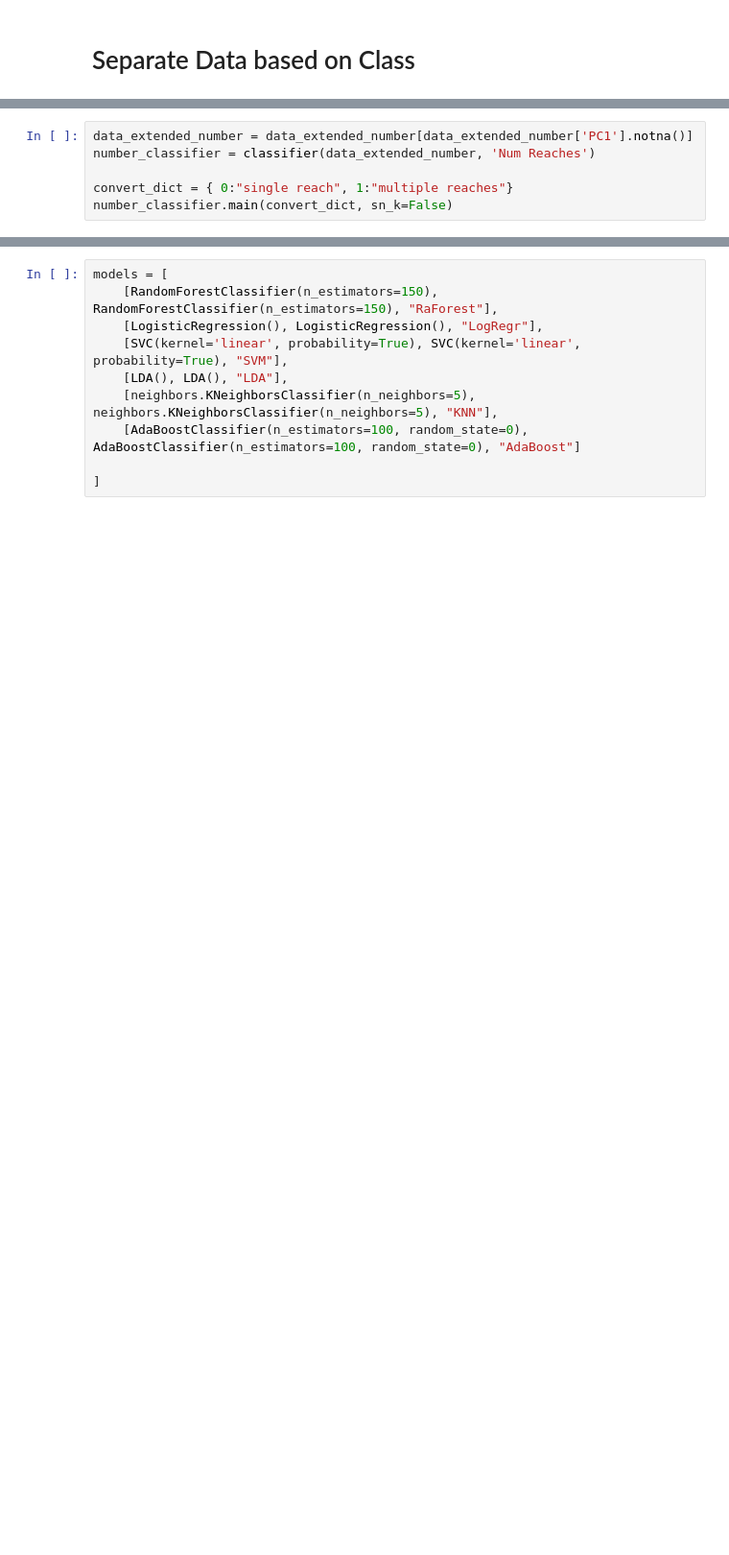
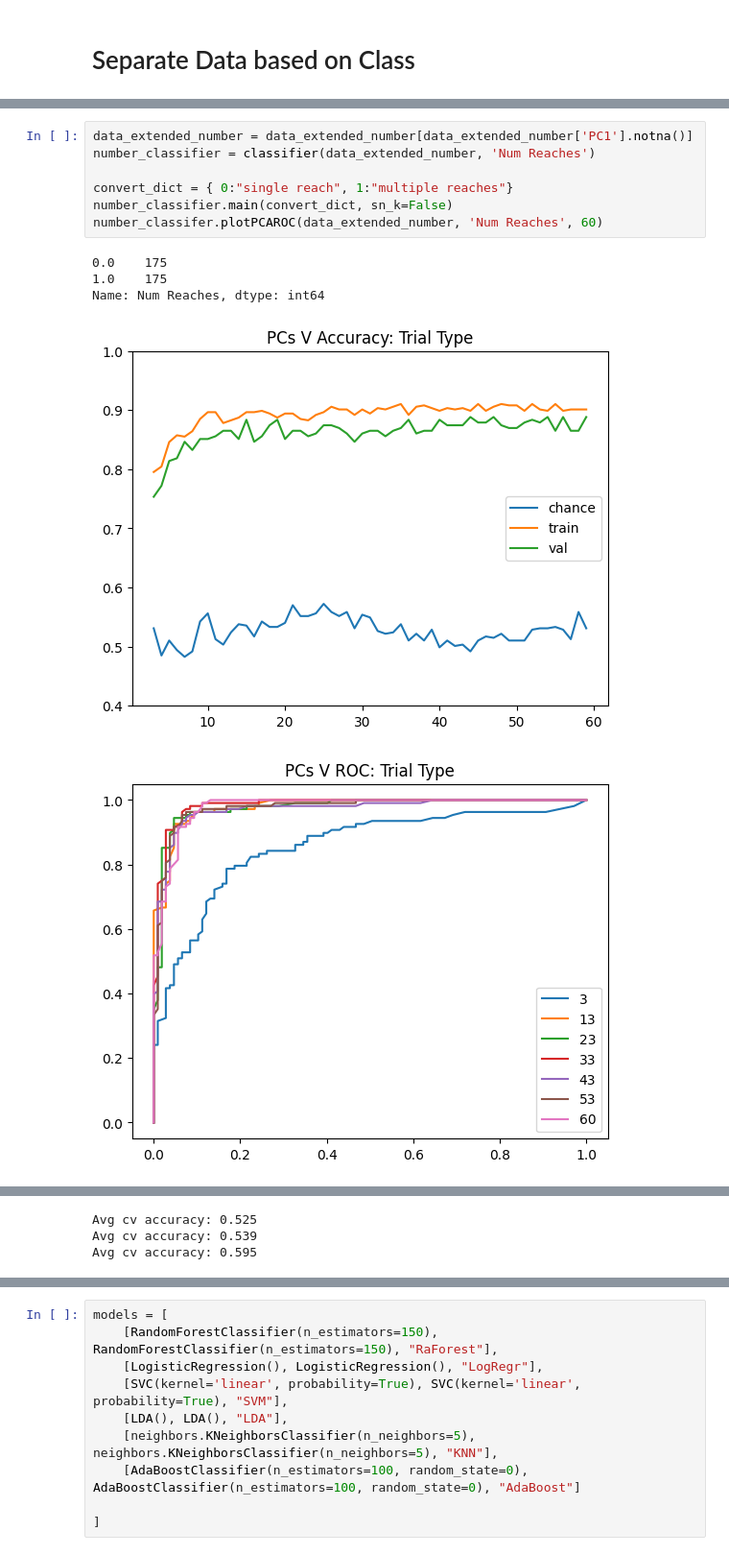
Before and after one commit to Taiyounomiya/ReachClassifier, a Jupyter notebook: notebooks/Classifier2_BN_edit.ipynb, the cells around one changed output, grey strips where cells are left out. Shown at 96% size. Saved outputs shown, nothing was run; the diff lists cells and outputs as text; blank space fills up the shorter version.

```diff
--- a/notebooks/Classifier2_BN_edit.ipynb
+++ b/notebooks/Classifier2_BN_edit.ipynb
@@ -214,6 +82,13 @@ null_classifier.main(convert_dict, sn_k=False)
 # %%
 data_extended_number = data_extended_number[data_extended_number['PC1'].notna()]
 number_classifier = classifier(data_extended_number, 'Num Reaches')
 
 convert_dict = { 0:"single reach", 1:"multiple reaches"}
 number_classifier.main(convert_dict, sn_k=False)
+number_classifer.plotPCAROC(data_extended_number, 'Num Reaches', 60)
+# %% [output]
+0.0    175
+1.0    175
+Name: Num Reaches, dtype: int64
+[figure, added]
+[figure, added]
@@ -219,0 +99,3 @@ number_classifier.main(convert_dict, sn_k=False)
+Avg cv accuracy: 0.525
+Avg cv accuracy: 0.539
+Avg cv accuracy: 0.595
```
Also changed, not shown: parts of 48 cells of this notebook, 3 other files.
